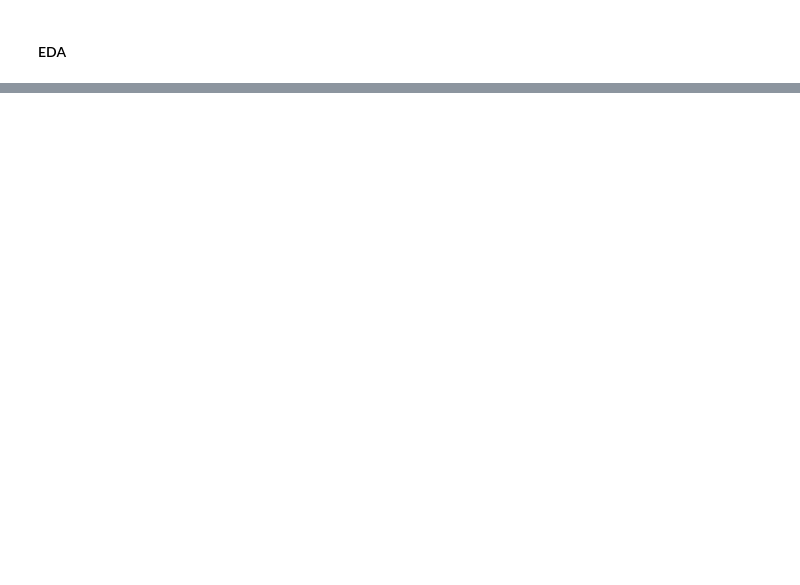
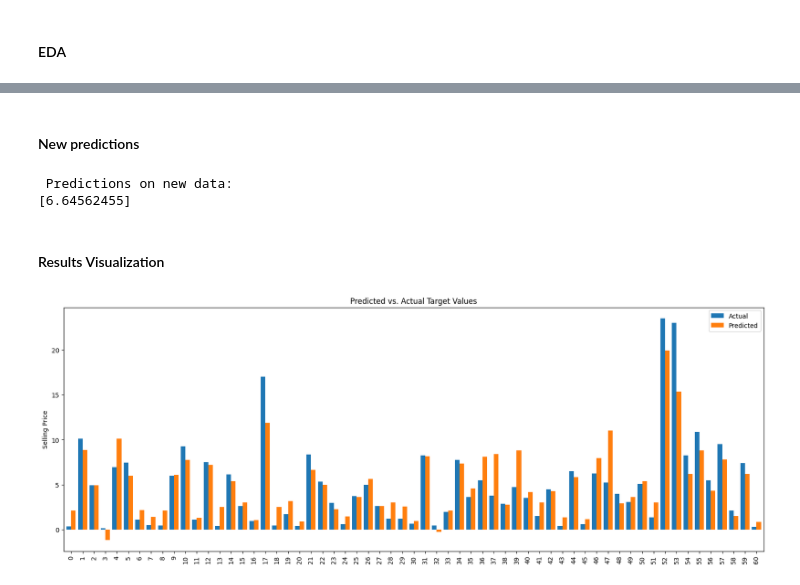
Before and after one commit to Njeri-Gitome/MachineLearning, a Jupyter notebook: Supervised_ML/Regression algorithms.ipynb, the cells around one changed output, grey strips where cells are left out. Drawn from its saved outputs; the diff is of its cells as text; code cells hidden in the pictures; blank space fills up the shorter version.

Commit message:
Linear Regression

```diff
--- a/Supervised_ML/Regression algorithms.ipynb
+++ b/Supervised_ML/Regression algorithms.ipynb
@@ -71,0 +112,6 @@ memory usage: 21.3+ KB
+# %%
+#Target
+y =data['Selling_Price']
+
+# Features
+X = data.drop(['Selling_Price'], axis =1)
@@ -71,0 +125,7 @@ memory usage: 21.3+ KB
+# %%
+#Importing libraries
+import sklearn
+from sklearn.model_selection import train_test_split
+
+#Splitting dataset
+X_train, X_test, y_train, y_test = train_test_split(X,y, test_size = 0.2, random_state= 42)
@@ -71,0 +134,7 @@ memory usage: 21.3+ KB
+# %%
+#Importing libraries
+from sklearn.linear_model import LinearRegression
+LR = LinearRegression()
+
+#Fit model
+LR.fit(X_train,y_train)
@@ -71,0 +183,36 @@ memory usage: 21.3+ KB
+# %% [markdown]
+#### New predictions
+# %%
+new_data = pd.DataFrame({'Year': [2017] ,
+                    'Present_Price':[8.5],
+                    'Kms_Driven':[580],
+                    'Owner':[0]})
+
+new_pred = LR.predict(new_data)
+
+print('\n Predictions on new data:')
+print(new_pred)
+# %% [output]
+ Predictions on new data:
+[6.64562455]
+# %% [markdown]
+#### Results Visualization
+# %%
+#cReating a dataframe with the actual and predicted values
+y_predicted = LR.predict(X_test)
+comparison_df = pd.DataFrame({'Actual': y_test,
+                              'Predicted':y_predicted}
+                             )
+# %%
+# Visualization by bar plot
+def comparison(comparison_df):
+    comparison_df.reset_index(inplace = True) #resets the index to default integrer index (0,1,2)
+    comparison_df.plot(y =['Actual', 'Predicted'], kind = 'bar', figsize = (20,7), width =0.8)
+
+
+    plt.title ('Predicted vs. Actual Target Values')
+    plt.ylabel('Selling Price')
+    plt.show()
+comparison(comparison_df)
+# %% [output]
+[figure, added]
```
Also changed, not shown: parts of 18 cells of this notebook, 3 other files.
